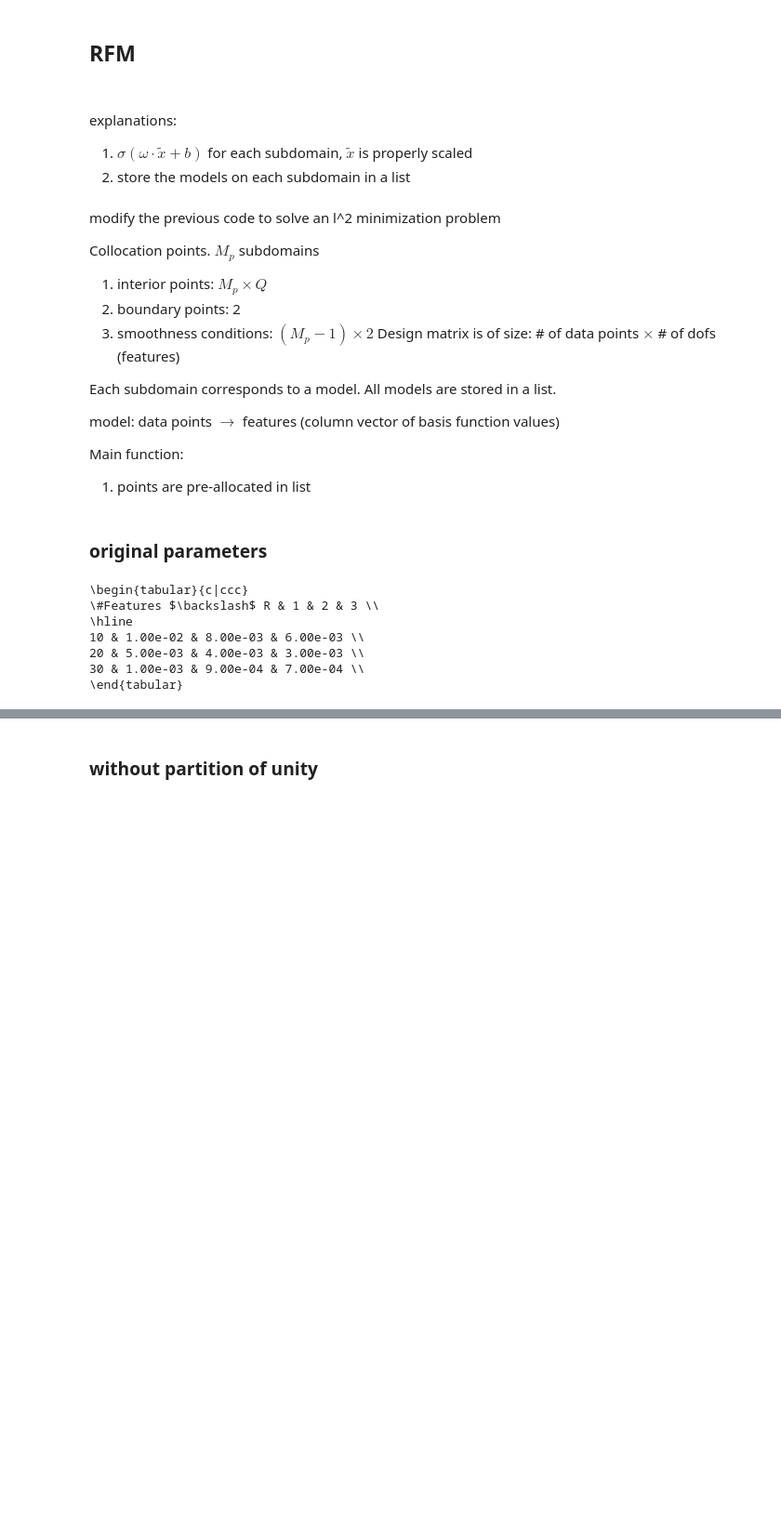
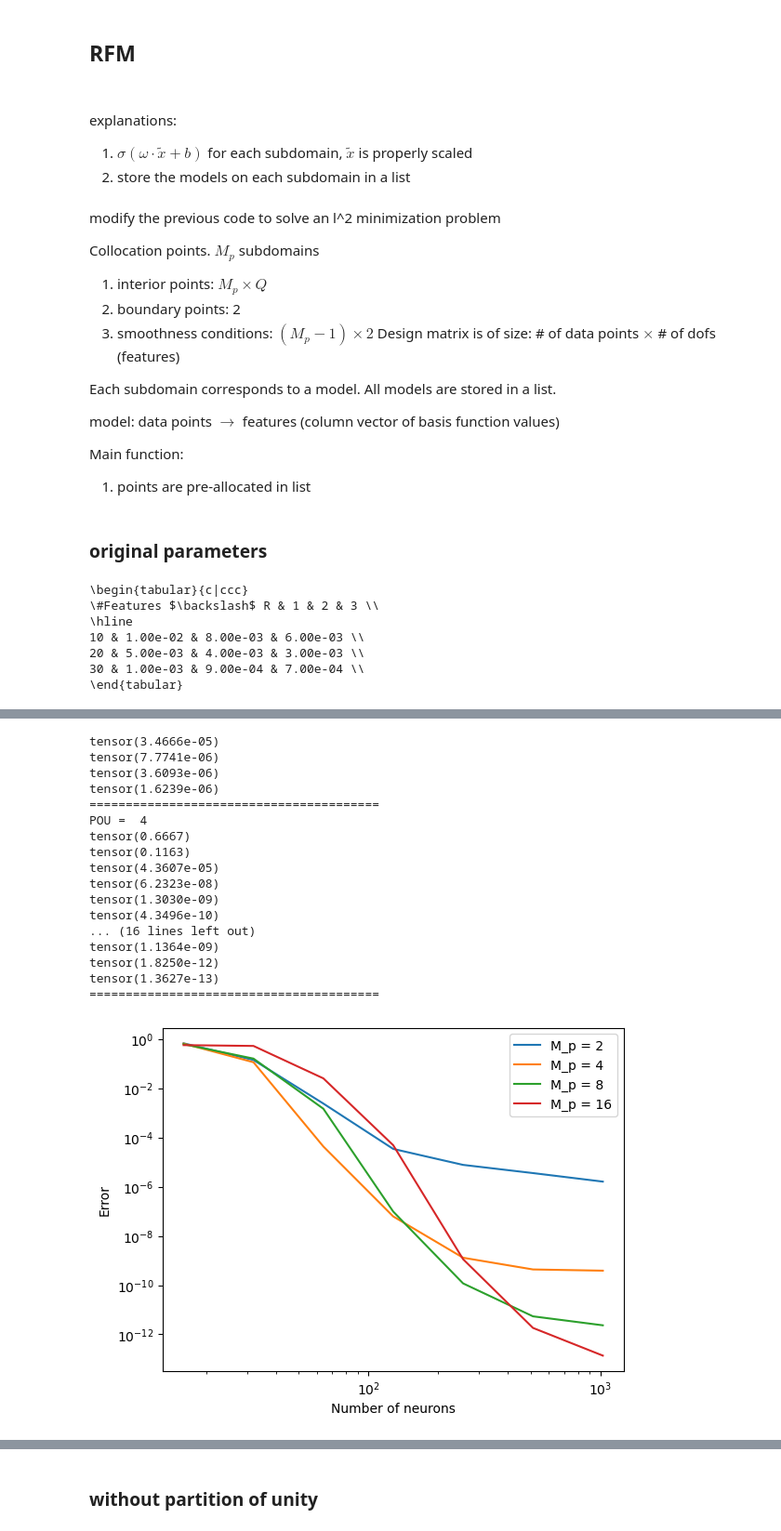
Before and after one commit to georgexxu/RandomNeuralPapers2, a Jupyter notebook: code/RFM_L2Fitting/tanh/RFM-l2regression1d-tanh.ipynb, the cells around one changed output, grey strips where cells are left out. Shown: that part at 93% size. Cells and saved outputs as stored; diff of their text form; code cells hidden in the pictures; blank space fills up the shorter version.

```diff
--- a/code/RFM_L2Fitting/tanh/RFM-l2regression1d-tanh.ipynb
+++ b/code/RFM_L2Fitting/tanh/RFM-l2regression1d-tanh.ipynb
@@ -153,7 +112,7 @@ explanations:
 # %%
 # computational domain
 X_min = 0.0
-X_max = 8.0
+X_max = 1.0
 
 # # random initialization for parameters
 # def weights_init(m):
@@ -499,51 +457,46 @@ print(output_results_Rs_latex(err_list_Rs_test, R_m_list, num_diff_features_list
 30 & 1.00e-03 & 9.00e-04 & 7.00e-04 \\
 \end{tabular}
 # %%
-
+## Fix total features
 ## L^2 minimization
-
 # analytical solution parameters
 AA = 1
-aa = 1.0*np.pi
-lamb = 4
+m = 16 # frequency
+aa = m * np.pi
+lamb = 4 # unused
 activation = 'tanh'
 k = 3 # if using tanh, k is not used
-
 def u(x):
     return AA *  np.sin(aa * x)
 
-# def d2u_dx2(x):
-#     return -AA*(aa*aa) * np.cos(aa*(x+0.05))
-
 def F(points, lamb):
-    # return(- d2u_dx2(points)  + lamb * u(points)) # change
     return u(points)
 
-
+func_name = "sin{}pix".format(m)
 if __name__ == '__main__':
-    lamb = 4
-    PoU_nums = 5
     activation = 'tanh'
     k = 2 # if using tanh, k is not used
-    num_trials = 2
-    err_list_Rs = []
-    R_m_list = [0.75, 1.5,3, 6,9,12]
+    num_trials = 5
+    R_m_list = [1]
+    POU_nums = [2,4,8,16]
+    neuron_nums = [2**k for k in range(4,11)]
+    err_POU_nums = torch.zeros(len(POU_nums), len(neuron_nums)) # error history for different POUs
     for R_m in R_m_list: # 0.5,1,2
-        print()
-        J_n = 50 # the number of basis functions per PoU region
-        Q = 50 # the number of collocation pointss per PoU regio
-        RFM_Error = np.zeros([PoU_nums,3])
-        err_list = np.zeros([PoU_nums,num_trials])
-        for i in range(PoU_nums): # the number of PoU regions
-            for trial in range(num_trials):
-                M_p =  2 * (2**i)
-                RFM_Error[i,0] = int(M_p * J_n)
-                models,w, RFM_Error[i,1], RFM_Error[i,2] = main(M_p,J_n,Q,lamb,activation, k, print_res = False)
-                err_list[i,trial] = RFM_Error[i,1]
-        print(err_list.mean(axis = 1))
-        err_list_Rs.append(err_list.mean(axis = 1))
-
-    num_diff_features_list = [J_n * 2 * (2**i) for i in range(PoU_nums)]
-
-    print(output_results_Rs_latex(err_list_Rs, R_m_list, num_diff_features_list))
+        print("Using R_m = ", R_m)
+        for i, M_p in enumerate(POU_nums):
+            print("POU = ", M_p)
+            for j, neuron in enumerate(neuron_nums):
+                J_n = neuron // M_p  # the number of basis functions per PoU region
+                Q = J_n  # the number of collocation points per PoU region
+                # RFM_Error[i,0] = int(M_p * J_n)
+                RFM_error_sum = 0
+                for trial in range(num_trials): # average over trials
+                    models,w, RFM_Error, _ = main(M_p,J_n,Q,lamb,activation, k, print_res = False)
+                    RFM_error_sum += RFM_Error
+                err_POU_nums[i,j] = RFM_error_sum / num_trials
+                print(err_POU_nums[i,j])
+            print("========================================")
+folder = 'data/'
+filename = folder + "RFM_1dl2regression_Rm_{}_errs.pt".format(R_m)
+torch.save(err_POU_nums, filename)
 # %% [output]
@@ -566,0 +508,18 @@ if __name__ == '__main__':
+tensor(3.4666e-05)
+tensor(7.7741e-06)
+tensor(3.6093e-06)
+tensor(1.6239e-06)
+========================================
+POU =  4
+tensor(0.6667)
+tensor(0.1163)
+tensor(4.3607e-05)
+tensor(6.2323e-08)
+tensor(1.3030e-09)
+tensor(4.3496e-10)
+... (16 lines left out)
+tensor(1.1364e-09)
+tensor(1.8250e-12)
+tensor(1.3627e-13)
+========================================
+[figure, added]
```
Also changed, not shown: parts of 16 cells of this notebook, 33 other files.
